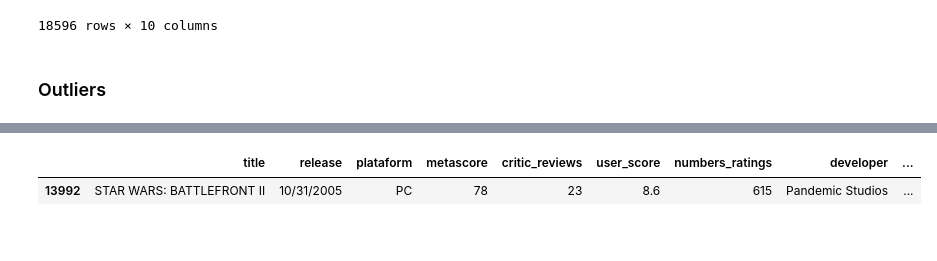
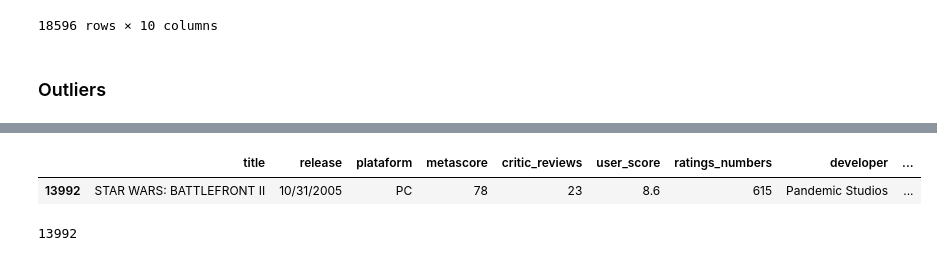
Before and after one commit to joaomoura05/Games-Classification, a Jupyter notebook: TreatingGamesDataMetacritic.ipynb, the cells around one changed output, grey strips where cells are left out. Cells and saved outputs as stored; diff of their text form; code cells hidden in the pictures.

```diff
--- a/TreatingGamesDataMetacritic.ipynb
+++ b/TreatingGamesDataMetacritic.ipynb
@@ -19,5 +19,7 @@ print(len(infos), 'games were dowloaded') # 18598 games with your data saved
 
 df = pd.DataFrame(infos)
 
+df = df.rename(columns={'numbers_ratings': 'ratings_numbers'})
+
 display(df)
 # %% [output]
@@ -116,10 +118,10 @@ df['release'] = df['release'].apply(convert_date)
 # %%
 # Manipulating data using Regex
 
-# Deleting words of columns 'numbers_ratings' and 'genre(s)'
+# Deleting words of columns 'ratings_numbers' and 'genre(s)'
 
-regex_number_ratings = re.compile(' [A-Za-z]+')
-df['numbers_ratings'] = df['numbers_ratings'].apply(lambda x: re.sub(regex_number_ratings, '', x))
+regex_ratings_numbers = re.compile(' [A-Za-z]+')
+df['ratings_numbers'] = df['ratings_numbers'].apply(lambda x: re.sub(regex_ratings_numbers , '', x))
 
 regex_genre = re.compile('Genre[(]s[)]:.')
 df['genre(s)'] = df['genre(s)'].apply(lambda x: re.sub(regex_genre, '', x))
@@ -168,7 +170,7 @@ print(df.dtypes, '\n----------------------------')
 df['metascore'] = df['metascore'].astype(int)
 df['critic_reviews'] = df['critic_reviews'].astype(int)
 df['user_score'] = df['user_score'].astype(float)
-df['numbers_ratings'] = df['numbers_ratings'].astype(int)
+df['ratings_numbers'] = df['ratings_numbers'].astype(int)
 
 print(df.dtypes)
 # %% [output]
@@ -282,7 +286,19 @@ for column in columns:
 # %%
+# Checking metascore outliers
+
 df_metascore = df.iloc[12500:15000]
 
-df_metascore.loc[df_metascore['metascore'] > 70]
+outlier_metascore = df_metascore.loc[df_metascore['metascore'] > 70]
+
+outlier_metascore_index = outlier_metascore.index[0]
+
+display(outlier_metascore)
+print(outlier_metascore_index)
+
+# Droping outlier row
+
+df = df.drop(outlier_metascore_index)
 # %% [output]
-|  | title | release | plataform | metascore | critic_reviews | user_score | numbers_ratings | developer | ... |
+|  | title | release | plataform | metascore | critic_reviews | user_score | ratings_numbers | developer | ... |
 | 13992 | STAR WARS: BATTLEFRONT II | 10/31/2005 | PC | 78 | 23 | 8.6 | 615 | Pandemic Studios | ... |
+13992
```
Also changed, not shown: parts of 14 cells of this notebook, 3 other files.
